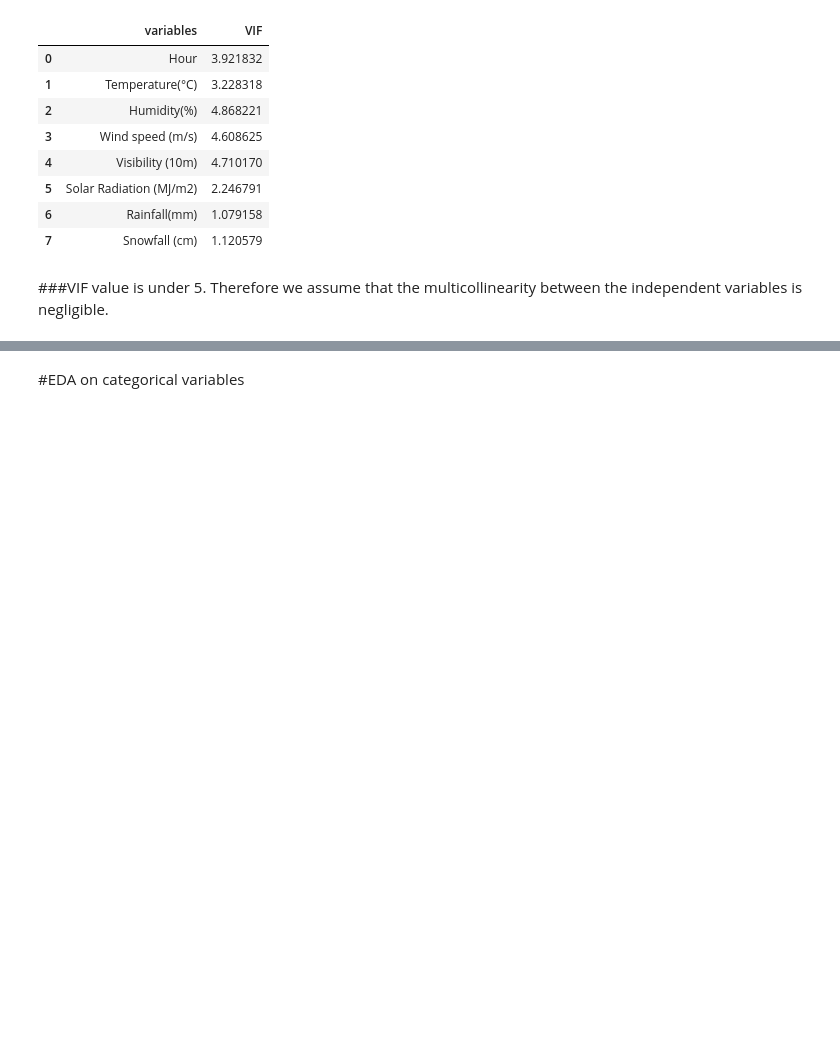
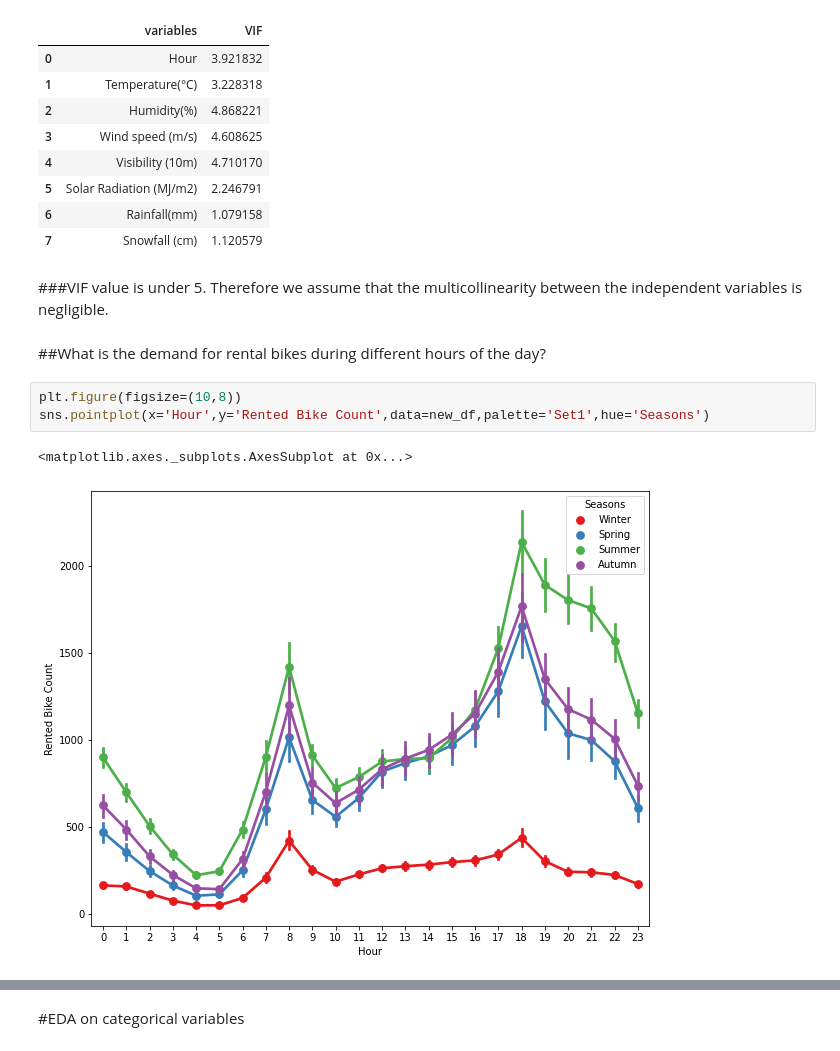
Before and after one commit to nivyathiruvoth/Seoul-Bike-Sharing-Demand-Prediction, a Jupyter notebook: Bike_Sharing_Demand_Prediction.ipynb, the cells around one changed output, grey strips where cells are left out. Saved outputs shown, nothing was run; the diff lists cells and outputs as text; blank space fills up the shorter version.

```diff
--- a/Bike_Sharing_Demand_Prediction.ipynb
+++ b/Bike_Sharing_Demand_Prediction.ipynb
@@ -266,3 +270,11 @@ calc_vif(new_df[[i for i in new_df.describe().columns if i not in ['Rented Bike
 | 7 | Snowfall (cm) | 1.120579 |
 # %% [markdown]
 ###VIF value is under 5. Therefore we assume that the multicollinearity between the independent variables is negligible.
+# %% [markdown]
+##What is the demand for rental bikes during different hours of the day?
+# %%
+plt.figure(figsize=(10,8))
+sns.pointplot(x='Hour',y='Rented Bike Count',data=new_df,palette='Set1',hue='Seasons')
+# %% [output]
+<matplotlib.axes._subplots.AxesSubplot at 0x...>
+[figure, added]
```
Also changed, not shown: parts of 36 cells of this notebook.
